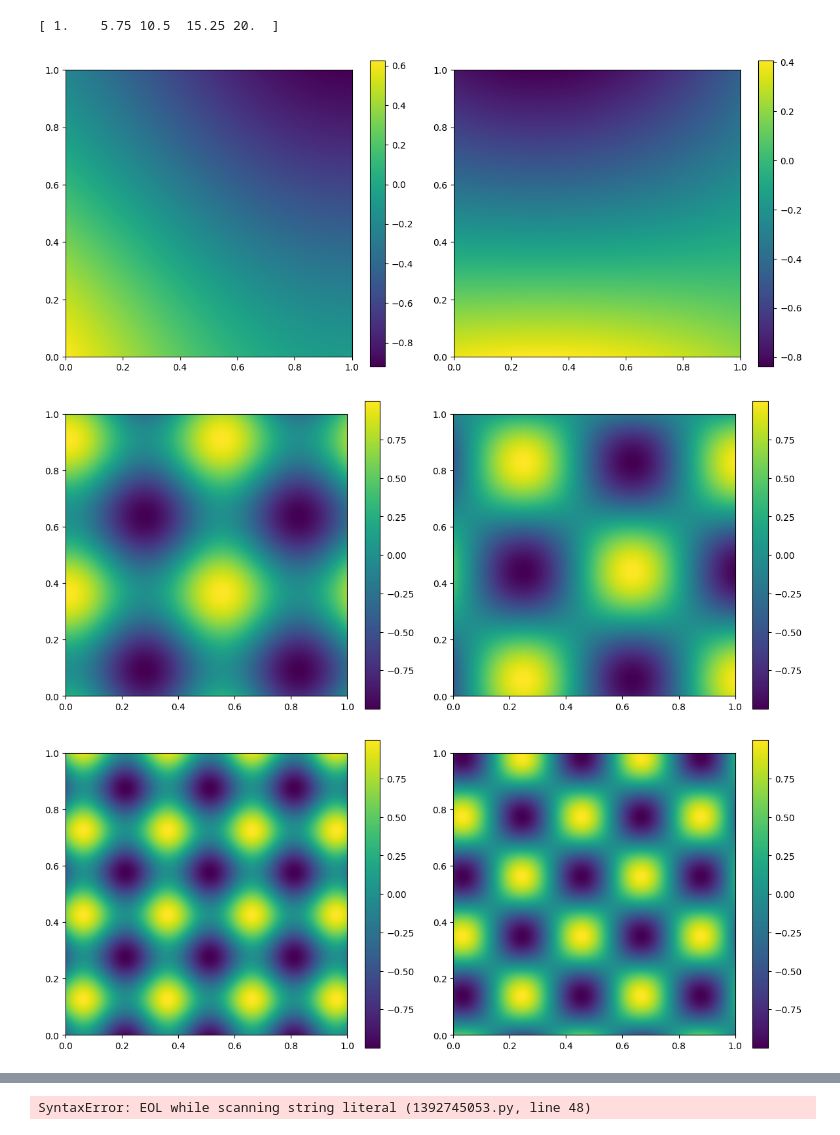
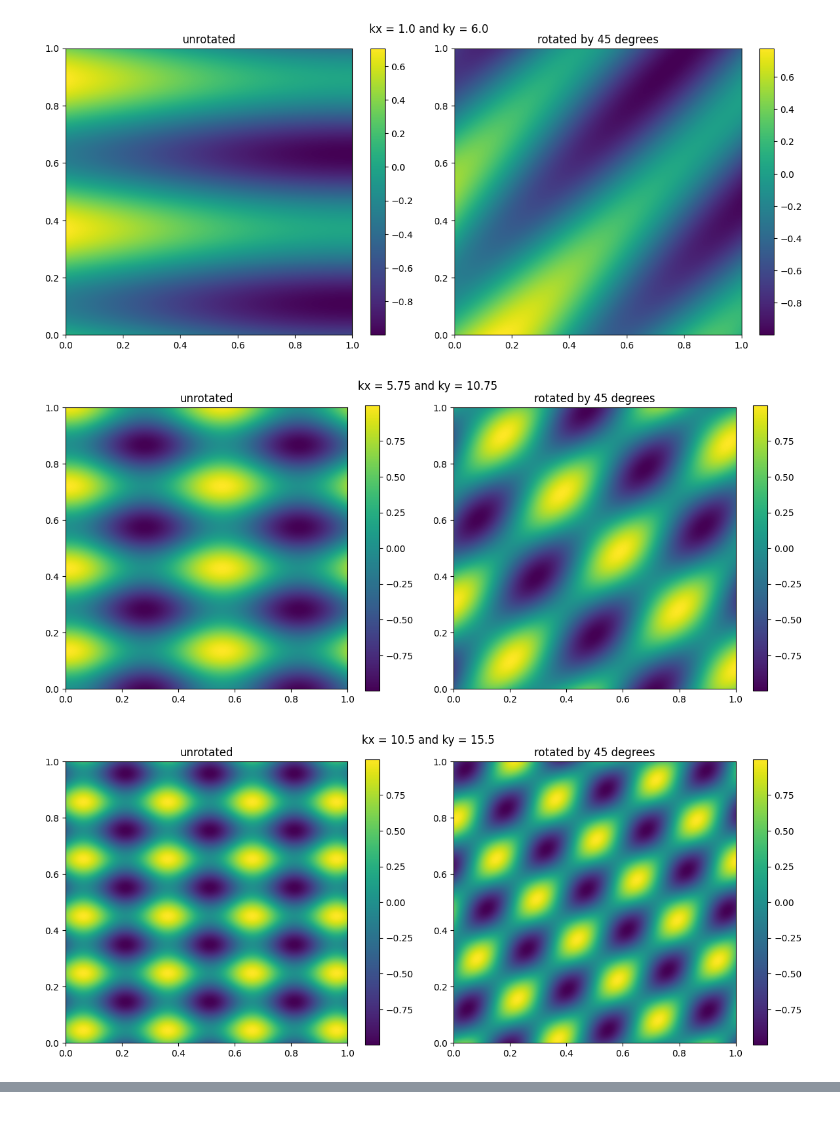
Before and after one commit to dericknganyu/EIT_dataset_generation, a Jupyter notebook: python_scripts/texture.ipynb, the cells around one changed output, grey strips where cells are left out. Drawn from its saved outputs; the diff is of its cells as text; code cells hidden in the pictures.

```diff
--- a/python_scripts/texture.ipynb
+++ b/python_scripts/texture.ipynb
@@ -27,24 +27,21 @@ X, Y = np.meshgrid(x, y)
 
 angle = 45
 
-k = np.linspace(1, 20, num=5)#, endpoint=False)
-print(k)
+k1 = np.linspace(1, 20, num=5)#, endpoint=False)
+k2 = k1 + 5
-# %% [output]
-[ 1.    5.75 10.5  15.25 20.  ]
 # %%
-
-
-for kx, ky in zip(k, k):
-    #print(kx)
-    #ky = ky + 20
+for kx, ky in zip(k1, k2):
     fig = plt.figure(figsize=((5+1)*2, 5))
+    plt.suptitle(r'kx = %s and ky = %s'%(kx, ky))
     plt.subplot(1, 2, 1)
     add_texture(X, Y, kx, ky, angle=0)
+    plt.title('unrotated')
     plt.subplot(1, 2, 2)
     add_texture(X, Y, kx, ky, angle=angle)
+    plt.title('rotated by %s degrees'%(angle))
     fig.tight_layout()
     plt.show
 # %% [output]
-[figure, old version]
+[figure, new version]
-[figure, old version]
+[figure, new version]
-[figure, old version]
+[figure, new version]
@@ -53,51 +49,0 @@ for kx, ky in zip(k, k):
-# %%
-import numpy as np
-import matplotlib.pyplot as plt
-from datetime import datetime
-import scipy.io
-
-
-
-
-mesh   = scipy.io.loadmat('data/1_samples__max_Inclusions_32023-07-27-19-30-27/mesh_pet.mat')
-mesh
-bound  = scipy.io.loadmat('data/1_samples__max_Inclusions_32023-07-27-19-30-27/dataset_bound.mat')
-domain = scipy.io.loadmat('data/1_samples__max_Inclusions_32023-07-27-19-30-27/dataset_domain.mat')
-
-volt = bound['outputBoundvoltage']
-curr = bound['outputBoundcurrent']
-angl = bound['angl_circum'       ]
-
-cond = domain['inputConductivity']
-VOLT = domain['outputVoltage'    ]
-
-p = mesh['p']
-e = mesh['e']
-t = mesh['t']
-
-# print(p.shape)
-# print(e.shape)
-# print(t.shape)
-
-
-x, y = p[0], p[1]
-
-a = e[1].reshape(-1,1)
-b = e[2].reshape(-1,1)
-c = e[3].reshape(-1,1)
-
-eles = np.concatenate([a, b, c], axis=1)
-node_vals = cond[0,:]
-
-# print(x.shape)
-# print(y.shape)
-# print(eles.shape)
-# print(node_vals.shape)
-print('We are plotting')
-plt.tricontourf(x, y, eles , node_vals, 12)
-plt.colorbar()
-print('We are showing')
-plt.show()
-print('We are simport numpy as np
-# %% [output]
-SyntaxError: EOL while scanning string literal (1392745053.py, line 48)
```
Also changed, not shown: parts of 7 cells of this notebook, 2 other files.
